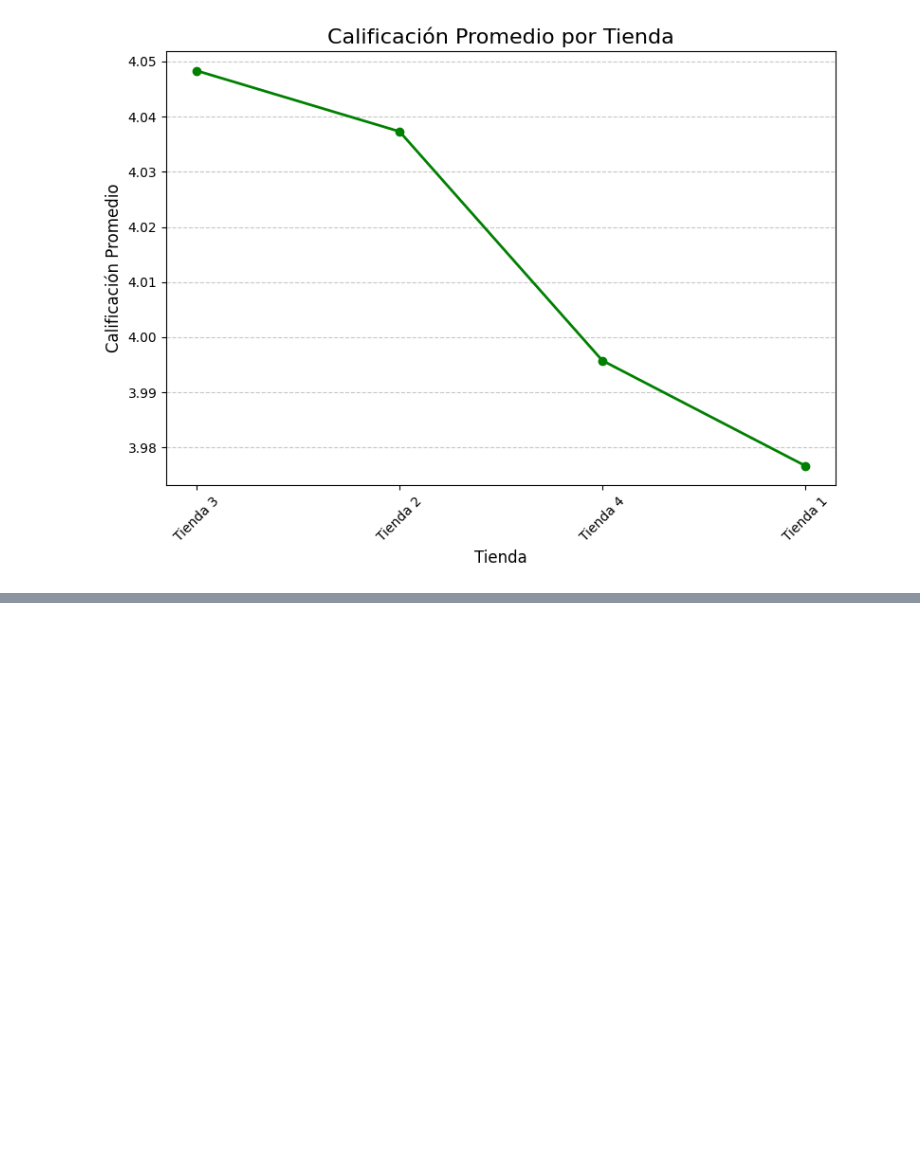
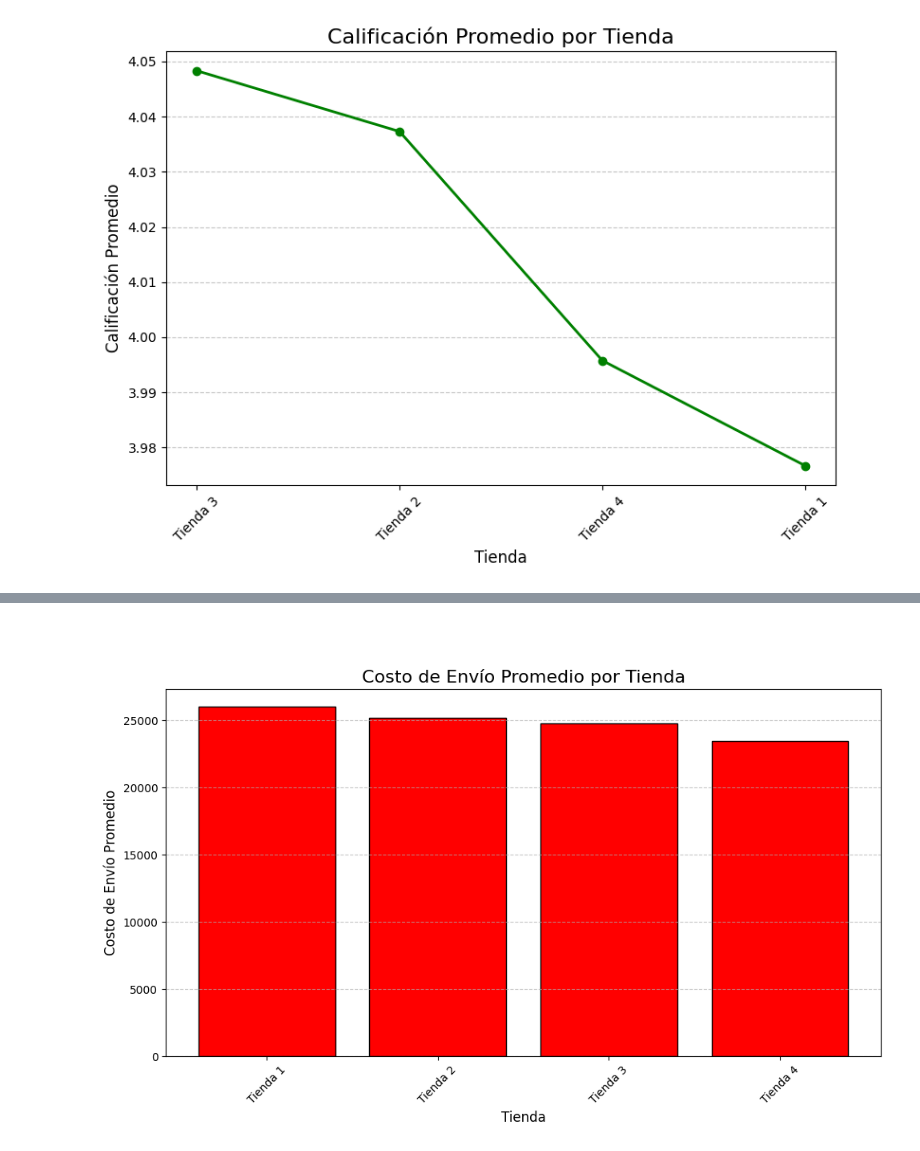
Before and after one commit to ddk1902/Data_Analyst_Challeng1, a Jupyter notebook: AluraStoreLatam.ipynb, the cells around one changed output, grey strips where cells are left out. Saved outputs shown, nothing was run; the diff lists cells and outputs as text; code cells hidden in the pictures; blank space fills up the shorter version.

```diff
--- a/AluraStoreLatam.ipynb
+++ b/AluraStoreLatam.ipynb
@@ -380,0 +415,24 @@ plt.show()
+# %% [markdown]
+###
+# %%
+# Crear el gráfico de barras verticales
+plt.figure(figsize=(10, 6))
+plt.bar(
+    costo_envio_promedio_por_tienda['Tienda'],
+    costo_envio_promedio_por_tienda['Costo de Envío Promedio'],
+    color='red',
+    edgecolor='black'
+)
+
+# Personalizar el gráfico
+plt.title('Costo de Envío Promedio por Tienda', fontsize=16)
+plt.xlabel('Tienda', fontsize=12)
+plt.ylabel('Costo de Envío Promedio', fontsize=12)
+plt.xticks(rotation=45)
+plt.grid(axis='y', linestyle='--', alpha=0.7)
+
+# Mostrar el gráfico
+plt.tight_layout()
+plt.show()
+# %% [output]
+[figure, added]
```
Also changed, not shown: parts of 2 cells of this notebook.
